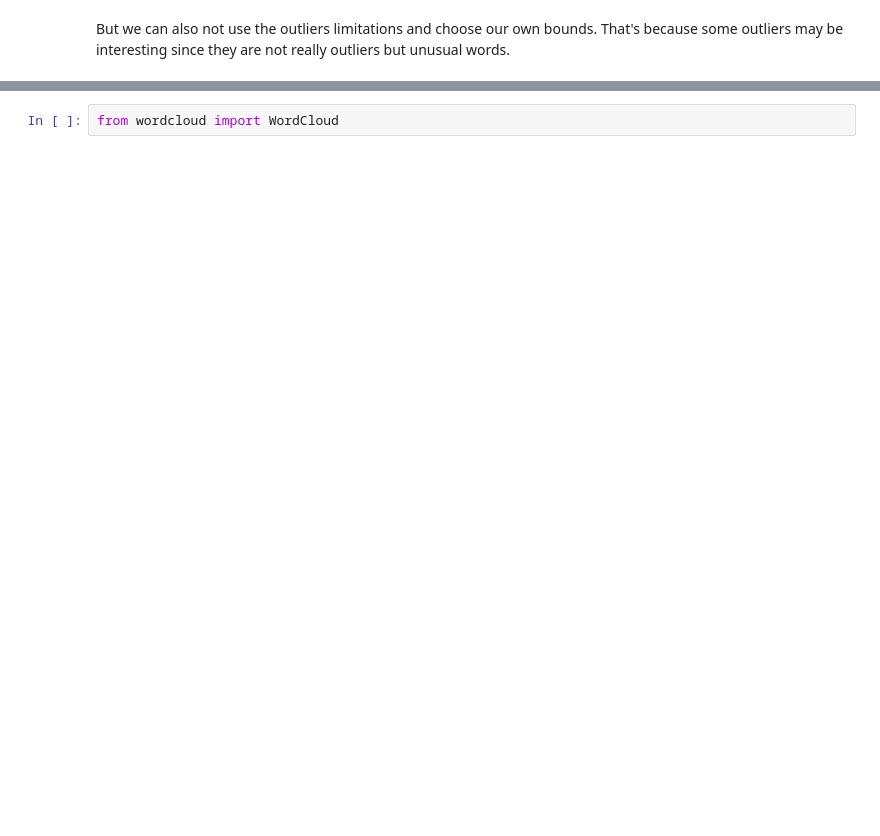
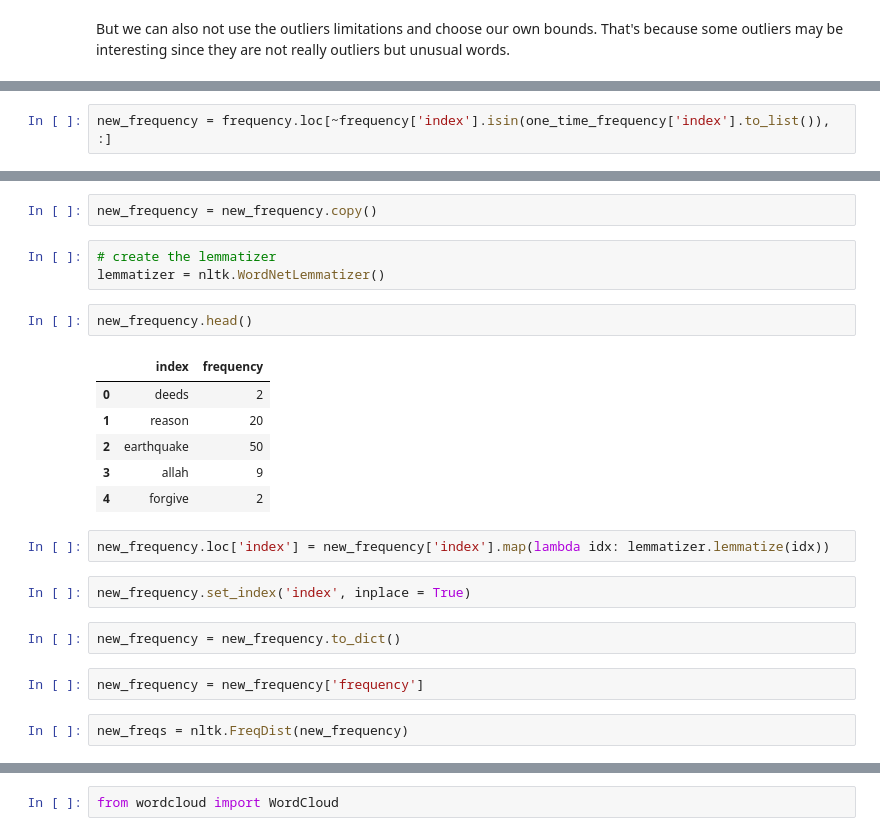
Before and after one commit to Oumar199/nlp_programs_exercises, a Jupyter notebook: kaggle_tweet_competition.ipynb, the cells around one changed output, grey strips where cells are left out. Cells and saved outputs as stored; diff of their text form; blank space fills up the shorter version.

```diff
--- a/kaggle_tweet_competition.ipynb
+++ b/kaggle_tweet_competition.ipynb
@@ -447,0 +519,2 @@ Before eliminating the most common words let's trace a wordcloud to see what wor
+# %%
+new_frequency = frequency.loc[~frequency['index'].isin(one_time_frequency['index'].to_list()), :]
@@ -447,0 +527,24 @@ Before eliminating the most common words let's trace a wordcloud to see what wor
+# %%
+new_frequency = new_frequency.copy()
+# %%
+# create the lemmatizer
+lemmatizer = nltk.WordNetLemmatizer()
+# %%
+new_frequency.head()
+# %% [output]
+|  | index | frequency |
+| 0 | deeds | 2 |
+| 1 | reason | 20 |
+| 2 | earthquake | 50 |
+| 3 | allah | 9 |
+| 4 | forgive | 2 |
+# %%
+new_frequency.loc['index'] = new_frequency['index'].map(lambda idx: lemmatizer.lemmatize(idx))
+# %%
+new_frequency.set_index('index', inplace = True)
+# %%
+new_frequency = new_frequency.to_dict()
+# %%
+new_frequency = new_frequency['frequency']
+# %%
+new_freqs = nltk.FreqDist(new_frequency)
```
Also changed, not shown: parts of 50 cells of this notebook, 1 other file.
